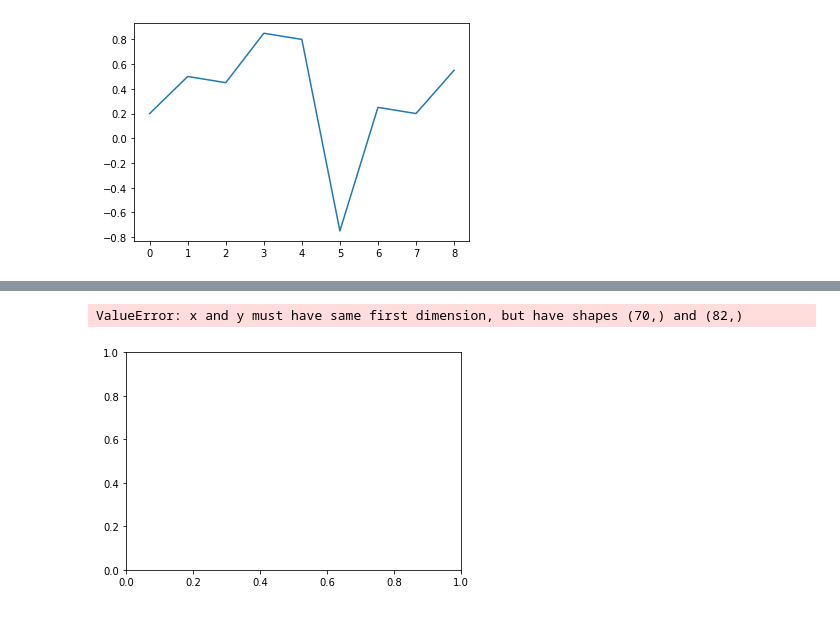
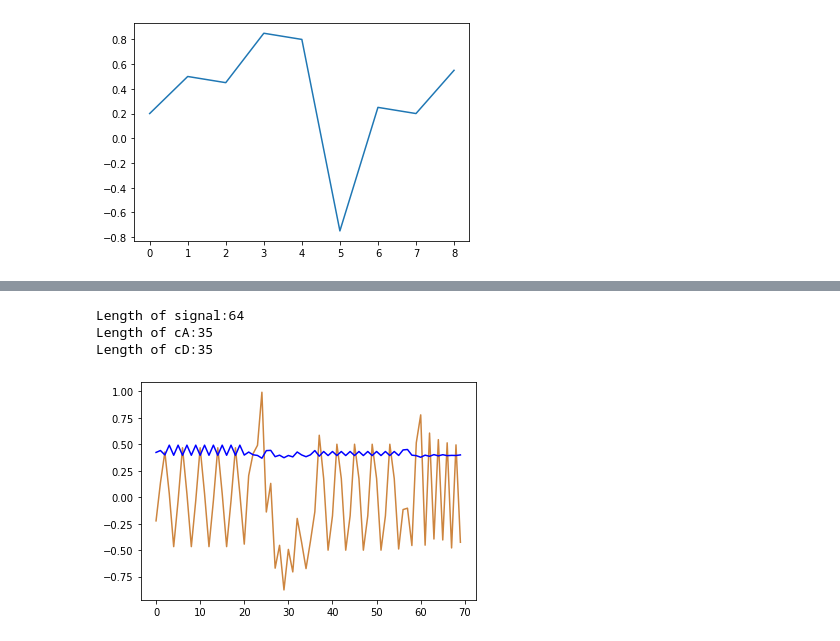
Before and after one commit to adrian13579/discrete-shapelet-transform, a Jupyter notebook: notebooks/1D_signal_example.ipynb, the cells around one changed output, grey strips where cells are left out. Cells and saved outputs as stored; diff of their text form; code cells hidden in the pictures.

Commit message:
test some signals on 1D-signal_example jupyter-notebook

```diff
--- a/notebooks/1D_signal_example.ipynb
+++ b/notebooks/1D_signal_example.ipynb
@@ -40,9 +41,14 @@ plt.show()
 # %%
-def signal(x):
+def signal(x, pattern):
     if x >= 0 and x <= 40:
         return math.cos((math.pi *27*x)/8)*math.sin((math.pi *75*x)/8)
     elif x >= 41 and x <= 49:
-        return m[int(x)-41]
+        return pattern[int(x)-41]
     else: # 50 <= x <= 63
         return math.cos((math.pi *295*x)/32)*math.sin((math.pi *105*x)/32)
-x = np.arange(
+
+x = np.arange(0, 64, 1)
+y = [signal(i, pattern) for i in x]
+
+plt.plot(x, y)
+plt.show()
@@ -49,13 +57,18 @@ x = np.arange(
 # %%
-(cA, cD) = pywt.dwt(y, myWavelet)
-y = np.concatenate([cA,cD])
+print(f'Length of signal:{len(y)}')
+(cA, cD) = pywt.dwt(y, myWavelet, mode='sym')
+print(f'Length of cA:{len(cA)}')
+print(f'Length of cD:{len(cD)}')
+y = np.concatenate([cA, cD])
 
 alpha = 0.1
-s = [math.exp(-(np.abs(y_[i])**alpha)) for i in range(len(y_))]
-x = [i for i in range(70)]
-plt.plot(x, y)
+s = [math.exp(-(np.abs(y[i])**alpha)) for i in range(len(y))]
+x = [i for i in range(len(y))]
+plt.plot(x, y, 'peru')
 plt.plot(x, s, 'b-')
 plt.show()
 # %% [output]
-ValueError: x and y must have same first dimension, but have shapes (70,) and (82,)
+Length of signal:64
+Length of cA:35
+Length of cD:35
-[figure, old version]
+[figure, new version]
```
Also changed, not shown: parts of 25 cells of this notebook, 3 other files.
